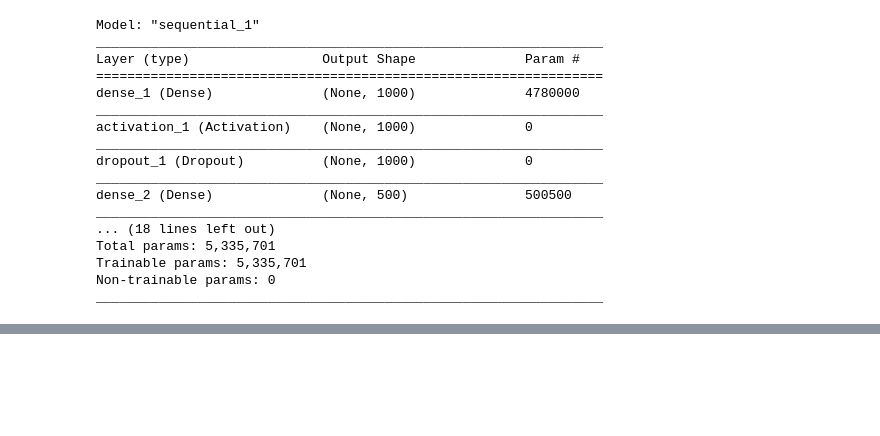
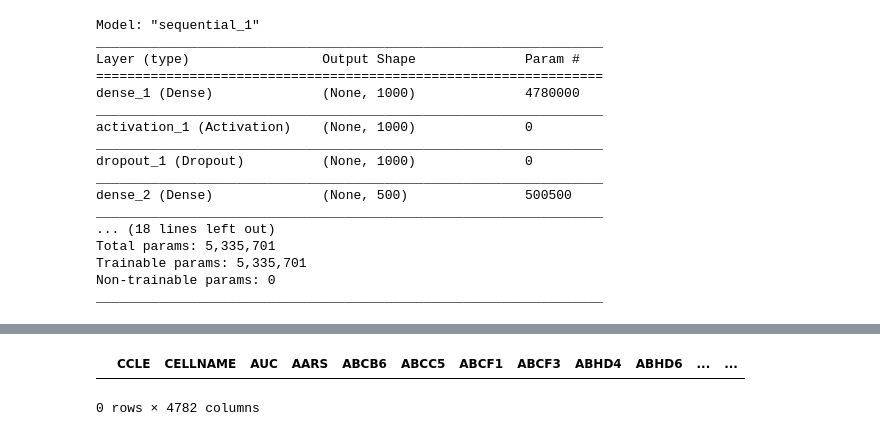
Before and after one commit to vgutta/NCI-DOE-Collab-Pilot1-Single-Drug-Response-Predictor, a Jupyter notebook: Pilot1/P1B3/combat_ccle.ipynb, the cells around one changed output, grey strips where cells are left out. Cells and saved outputs as stored; diff of their text form; code cells hidden in the pictures; blank space fills up the shorter version.

```diff
--- a/Pilot1/P1B3/combat_ccle.ipynb
+++ b/Pilot1/P1B3/combat_ccle.ipynb
@@ -830,0 +560,5 @@ df
+# %%
+val_data
+# %% [output]
+|  | CCLE | CELLNAME | AUC | AARS | ABCB6 | ABCC5 | ABCF1 | ABCF3 | ABHD4 | ABHD6 | ... | ... |
+0 rows × 4782 columns
```
Also changed, not shown: parts of 76 cells of this notebook, 8 other files.
